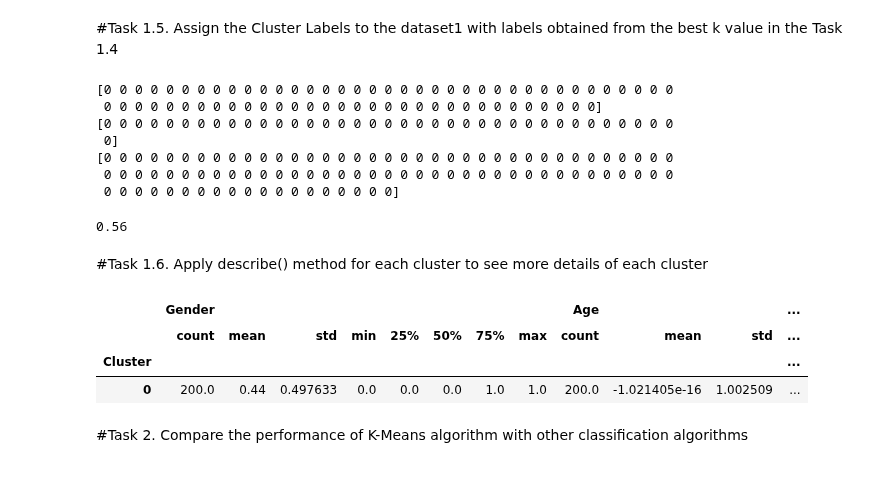
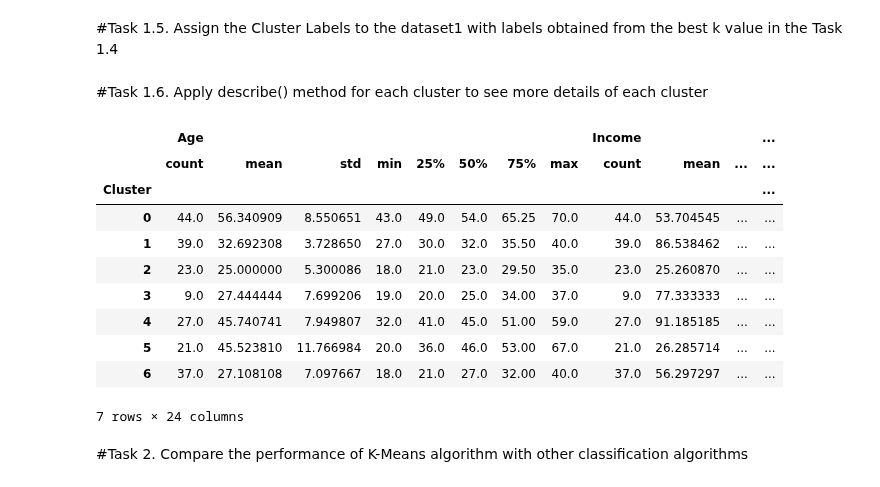
Before and after one commit to PhamTienLoc/Lab_DM, a Jupyter notebook: Lab_9_ClusteringAnalysis_21130429_PhamTienLoc.ipynb, the cells around one changed output. Drawn from its saved outputs; the diff is of its cells as text; code cells hidden in the pictures.

```diff
--- a/Lab_9_ClusteringAnalysis_21130429_PhamTienLoc.ipynb
+++ b/Lab_9_ClusteringAnalysis_21130429_PhamTienLoc.ipynb
@@ -51,10 +51,3 @@ plt.show()
 [figure]
 # %% [markdown]
 #Task 1.3. Apply appropriate preprocessing techniques to the dataset in the Task 1.1 (later used for clustering)
-# %%
-#code
-encoder = LabelEncoder()
-ds1['Gender'] = encoder.fit_transform(ds1['Gender'])
-scaler = StandardScaler()
-ds1[['Age', 'Income', 'Score']] = scaler.fit_transform(ds1[['Age', 'Income', 'Score']])
-ds1
@@ -75,12 +54,15 @@ ds1
+# %%
+#code
+X = ds1[['Age', 'Income', 'Score']]
+scaler = StandardScaler()
+X_scale = scaler.fit_transform(X)
 # %% [markdown]
 #Task 1.4. Apply K-Means algorithm to the dataset obtained in the Task 1.3 with k belonging to the range (3, 10). Then, plot the SSE values for different k values to find the best value of k.
 # %%
 #code
-X = ds1[['Age', 'Income', 'Score']]
-y = ds1['Gender']
-kmeans = KMeans(n_clusters = 3, random_state = 0)
-kmeans.fit(X)
-clusters = kmeans.predict(X)
+kmeans = KMeans(n_clusters = 3, random_state = 42)
+kmeans.fit(X_scale)
+clusters = kmeans.predict(X_scale)
 kmeans.cluster_centers_.shape
 # %% [output]
 (3, 3)
@@ -101,34 +83,27 @@ plt.show()
 # %% [markdown]
 #Task 1.5. Assign the Cluster Labels to the dataset1 with labels obtained from the best k value in the Task 1.4
-# %%
-#code
-labels = np.zeros_like(clusters)
-for i in range(3):
- mask = (clusters == i)
- # print(mask)
- labels[mask] = mode(y)[ 0]
- print(labels[mask])
-accuracy_score(y, labels)
-# %% [output]
-[0 0 0 0 0 0 0 0 0 0 0 0 0 0 0 0 0 0 0 0 0 0 0 0 0 0 0 0 0 0 0 0 0 0 0 0 0
- 0 0 0 0 0 0 0 0 0 0 0 0 0 0 0 0 0 0 0 0 0 0 0 0 0 0 0 0 0 0 0 0]
-[0 0 0 0 0 0 0 0 0 0 0 0 0 0 0 0 0 0 0 0 0 0 0 0 0 0 0 0 0 0 0 0 0 0 0 0 0
- 0]
-[0 0 0 0 0 0 0 0 0 0 0 0 0 0 0 0 0 0 0 0 0 0 0 0 0 0 0 0 0 0 0 0 0 0 0 0 0
- 0 0 0 0 0 0 0 0 0 0 0 0 0 0 0 0 0 0 0 0 0 0 0 0 0 0 0 0 0 0 0 0 0 0 0 0 0
- 0 0 0 0 0 0 0 0 0 0 0 0 0 0 0 0 0 0 0]
-0.56
+# %%
+#code
+best_k = 7
+kmeans = KMeans(n_clusters=best_k, random_state=42)
+ds1['Cluster'] = kmeans.fit_predict(X_scale)
 # %% [markdown]
 #Task 1.6. Apply describe() method for each cluster to see more details of each cluster
 # %%
 #code
-ds1['Cluster'] = labels
 ds1.groupby('Cluster').describe()
 # %% [output]
-|  | Gender |  |  |  |  |  |  |  | Age |  |  | ... |
-|  | count | mean | std | min | 25% | 50% | 75% | max | count | mean | std | ... |
+|  | Age |  |  |  |  |  |  |  | Income |  |  | ... |
+|  | count | mean | std | min | 25% | 50% | 75% | max | count | mean | ... | ... |
 | Cluster |  |  |  |  |  |  |  |  |  |  |  | ... |
-| 0 | 200.0 | 0.44 | 0.497633 | 0.0 | 0.0 | 0.0 | 1.0 | 1.0 | 200.0 | -1.021405e-16 | 1.002509 | ... |
+| 0 | 44.0 | 56.340909 | 8.550651 | 43.0 | 49.0 | 54.0 | 65.25 | 70.0 | 44.0 | 53.704545 | ... | ... |
+| 1 | 39.0 | 32.692308 | 3.728650 | 27.0 | 30.0 | 32.0 | 35.50 | 40.0 | 39.0 | 86.538462 | ... | ... |
+| 2 | 23.0 | 25.000000 | 5.300086 | 18.0 | 21.0 | 23.0 | 29.50 | 35.0 | 23.0 | 25.260870 | ... | ... |
+| 3 | 9.0 | 27.444444 | 7.699206 | 19.0 | 20.0 | 25.0 | 34.00 | 37.0 | 9.0 | 77.333333 | ... | ... |
+| 4 | 27.0 | 45.740741 | 7.949807 | 32.0 | 41.0 | 45.0 | 51.00 | 59.0 | 27.0 | 91.185185 | ... | ... |
+| 5 | 21.0 | 45.523810 | 11.766984 | 20.0 | 36.0 | 46.0 | 53.00 | 67.0 | 21.0 | 26.285714 | ... | ... |
+| 6 | 37.0 | 27.108108 | 7.097667 | 18.0 | 21.0 | 27.0 | 32.00 | 40.0 | 37.0 | 56.297297 | ... | ... |
+7 rows × 24 columns
 # %% [markdown]
 #Task 2. Compare the performance of K-Means algorithm with other classification algorithms
 # %% [markdown]
```
Also changed, not shown: parts of 2 cells of this notebook.
